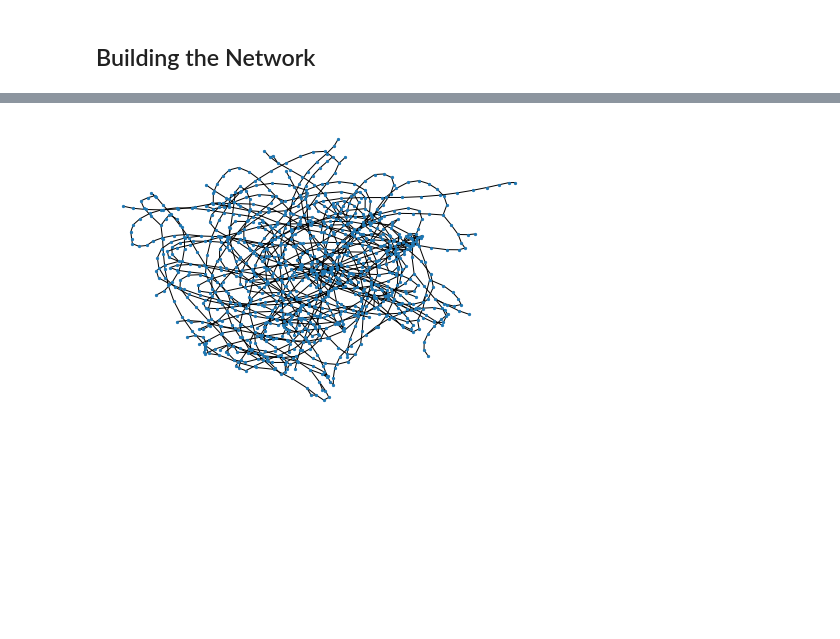
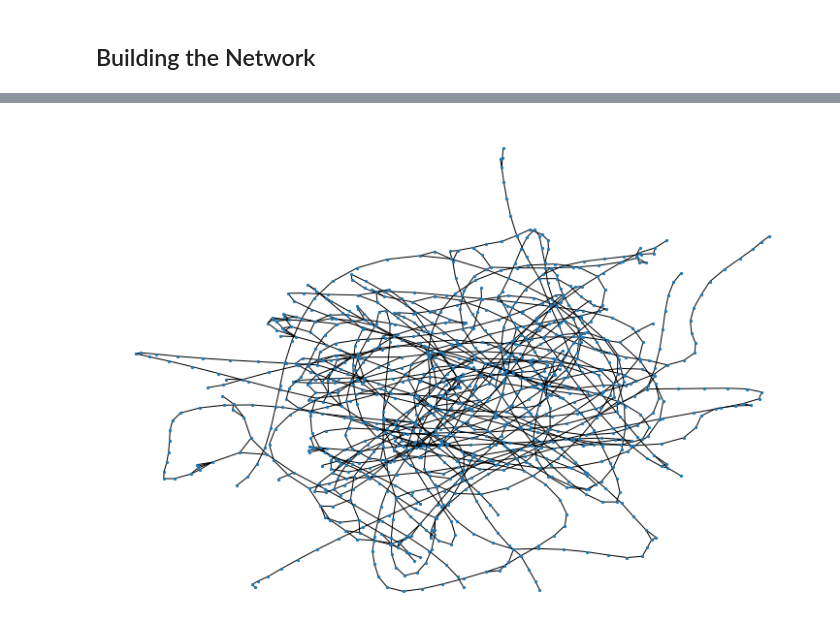
Before and after one commit to GAnagno/Social-Web, a Jupyter notebook: SBB.ipynb, the cells around one changed output, grey strips where cells are left out. Saved outputs shown, nothing was run; the diff lists cells and outputs as text; code cells hidden in the pictures; blank space fills up the shorter version.

```diff
--- a/SBB.ipynb
+++ b/SBB.ipynb
@@ -73,4 +75,5 @@ nx.draw(D, pos=pos, with_labels=False, node_size=5)
 # %%
+plt.figure(figsize = (10,7))
 nx.draw(G, with_labels=False, node_size=5)
 # %% [output]
-[figure, old version]
+[figure, new version]
```
Also changed, not shown: parts of 3 cells of this notebook.
